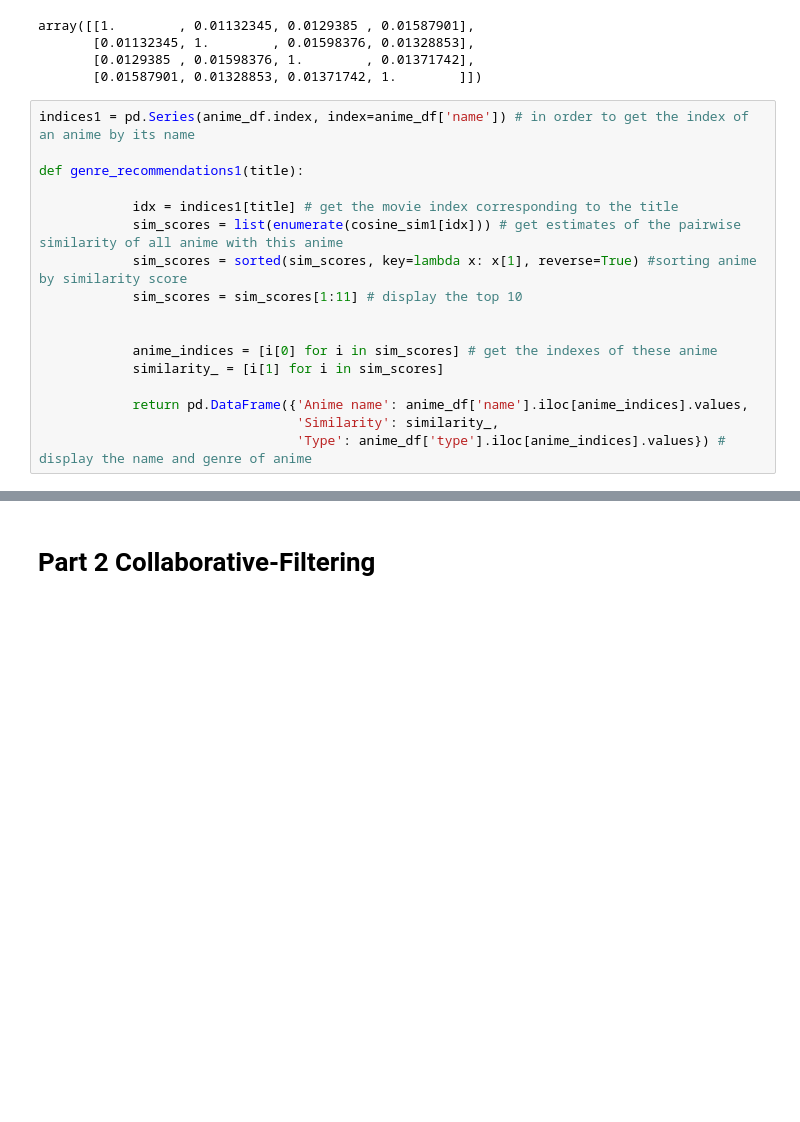
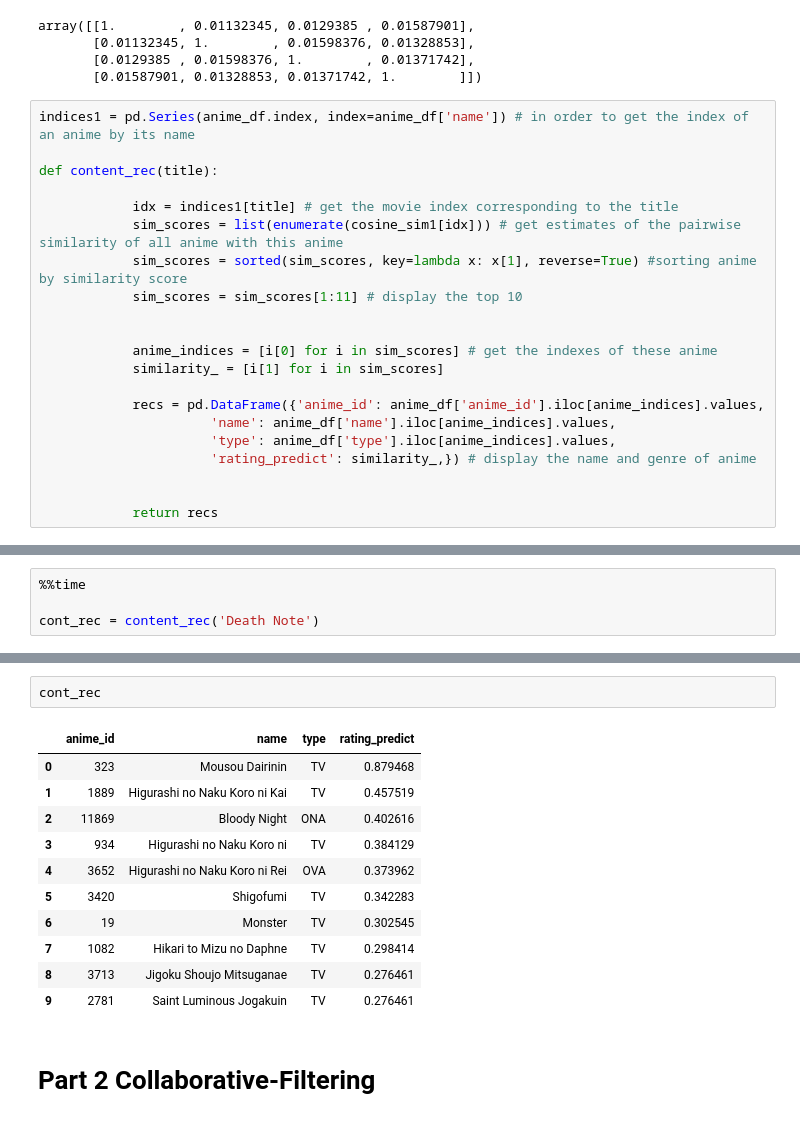
Before and after one commit to TheOneAndAnu/Anime-Recommender-, a Jupyter notebook: Content_Collaborative.ipynb, the cells around one changed output, grey strips where cells are left out. Drawn from its saved outputs; the diff is of its cells as text; blank space fills up the shorter version.

```diff
--- a/Content_Collaborative.ipynb
+++ b/Content_Collaborative.ipynb
@@ -251,7 +250,7 @@ array([[1.        , 0.01132345, 0.0129385 , 0.01587901],
 # %%
 indices1 = pd.Series(anime_df.index, index=anime_df['name']) # in order to get the index of an anime by its name
 
-def genre_recommendations1(title):
+def content_rec(title):
 
             idx = indices1[title] # get the movie index corresponding to the title
             sim_scores = list(enumerate(cosine_sim1[idx])) # get estimates of the pairwise similarity of all anime with this anime
@@ -262,6 +261,10 @@ def genre_recommendations1(title):
             anime_indices = [i[0] for i in sim_scores] # get the indexes of these anime
             similarity_ = [i[1] for i in sim_scores]
 
-            return pd.DataFrame({'Anime name': anime_df['name'].iloc[anime_indices].values,
-                                 'Similarity': similarity_,
-                                 'Type': anime_df['type'].iloc[anime_indices].values}) # display the name and genre of anime
+            recs = pd.DataFrame({'anime_id': anime_df['anime_id'].iloc[anime_indices].values,
+                      'name': anime_df['name'].iloc[anime_indices].values,
+                      'type': anime_df['type'].iloc[anime_indices].values,
+                      'rating_predict': similarity_,}) # display the name and genre of anime
+
+
+            return recs
@@ -283,0 +271,4 @@ Wall time: 9 ms
+# %%
+%%time
+
+cont_rec = content_rec('Death Note')
@@ -284,3 +277,17 @@ Wall time: 9 ms
+# %%
+cont_rec
+# %% [output]
+|  | anime_id | name | type | rating_predict |
+| 0 | 323 | Mousou Dairinin | TV | 0.879468 |
+| 1 | 1889 | Higurashi no Naku Koro ni Kai | TV | 0.457519 |
+| 2 | 11869 | Bloody Night | ONA | 0.402616 |
+| 3 | 934 | Higurashi no Naku Koro ni | TV | 0.384129 |
+| 4 | 3652 | Higurashi no Naku Koro ni Rei | OVA | 0.373962 |
+| 5 | 3420 | Shigofumi | TV | 0.342283 |
+| 6 | 19 | Monster | TV | 0.302545 |
+| 7 | 1082 | Hikari to Mizu no Daphne | TV | 0.298414 |
+| 8 | 3713 | Jigoku Shoujo Mitsuganae | TV | 0.276461 |
+| 9 | 2781 | Saint Luminous Jogakuin | TV | 0.276461 |
 # %% [markdown]
 # Part 2 Collaborative-Filtering
 # %%
```
Also changed, not shown: parts of 16 cells of this notebook.
